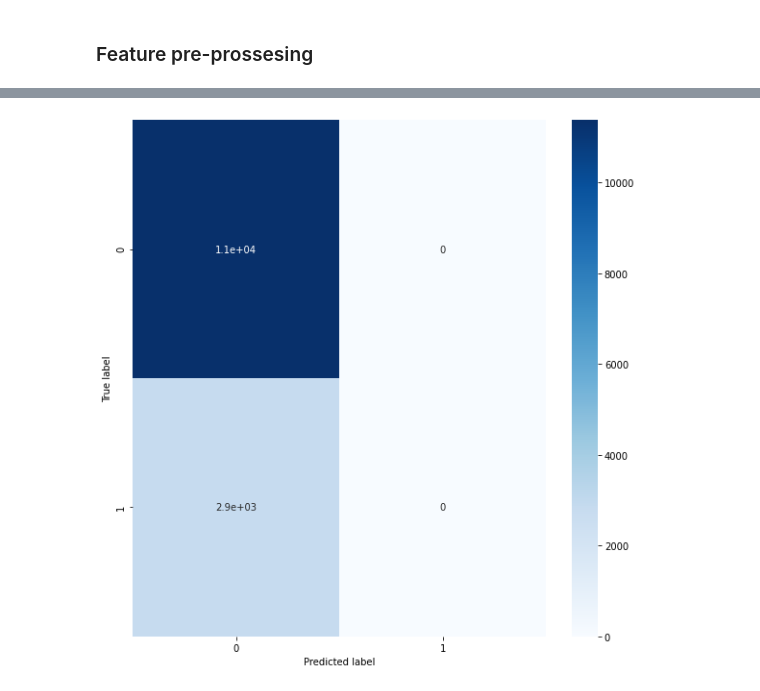
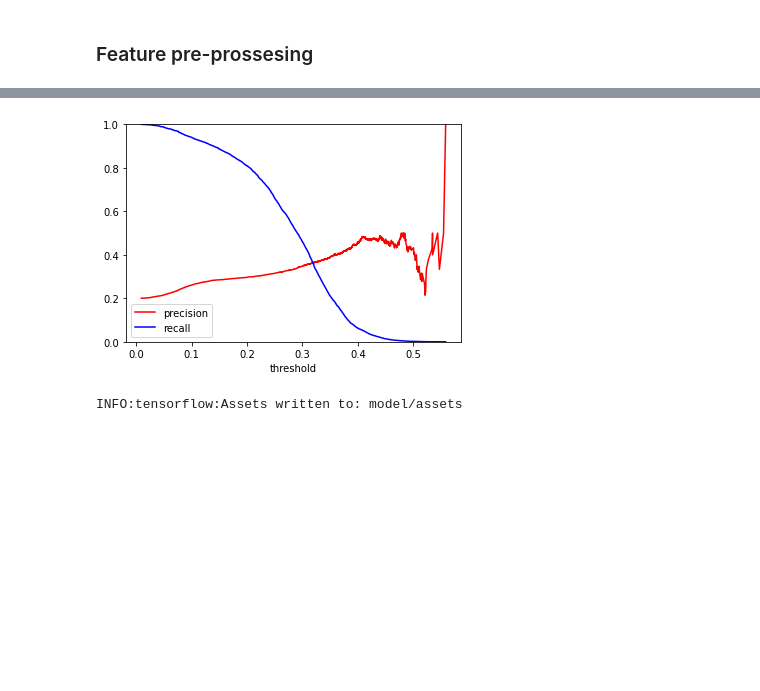
Before and after one commit to Omerdan03/Doc-Oclock, a Jupyter notebook: Data_Science/Doc_oclock_model.ipynb, the cells around one changed output, grey strips where cells are left out. Cells and saved outputs as stored; diff of their text form; code cells hidden in the pictures; blank space fills up the shorter version.

Commit message:
finish model and pickled

```diff
--- a/Data_Science/Doc_oclock_model.ipynb
+++ b/Data_Science/Doc_oclock_model.ipynb
@@ -253,13 +253,15 @@ y_pred.mean(), y_test.mean()
-# %%
-from tensorflow.math import confusion_matrix
-y_pred=model.predict(X_test)
-con_mat = confusion_matrix(labels=y_test, predictions=y_pred).numpy()
-con_mat_df = pd.DataFrame(con_mat)
-figure = plt.figure(figsize=(8, 8))
-sns.heatmap(con_mat_df, annot=True,cmap=plt.cm.Blues)
-plt.tight_layout()
-plt.ylabel('True label')
-plt.xlabel('Predicted label')
-plt.show()
-# %% [output]
-[figure, removed]
+# %%
+precision, recall, threshold = precision_recall_curve(y_test, y_pred)
+# %%
+plt.plot(threshold, precision[:-1], "r", label="precision")
+plt.plot(threshold, recall[:-1], "b", label="recall")
+plt.xlabel("threshold")
+plt.legend()
+plt.ylim([0, 1])
+plt.show()
+# %% [output]
+[figure, added]
+# %%
+model.save('model')
+# %% [output]
+INFO:tensorflow:Assets written to: model/assets
```
Also changed, not shown: parts of 23 cells of this notebook, 2 other files.
